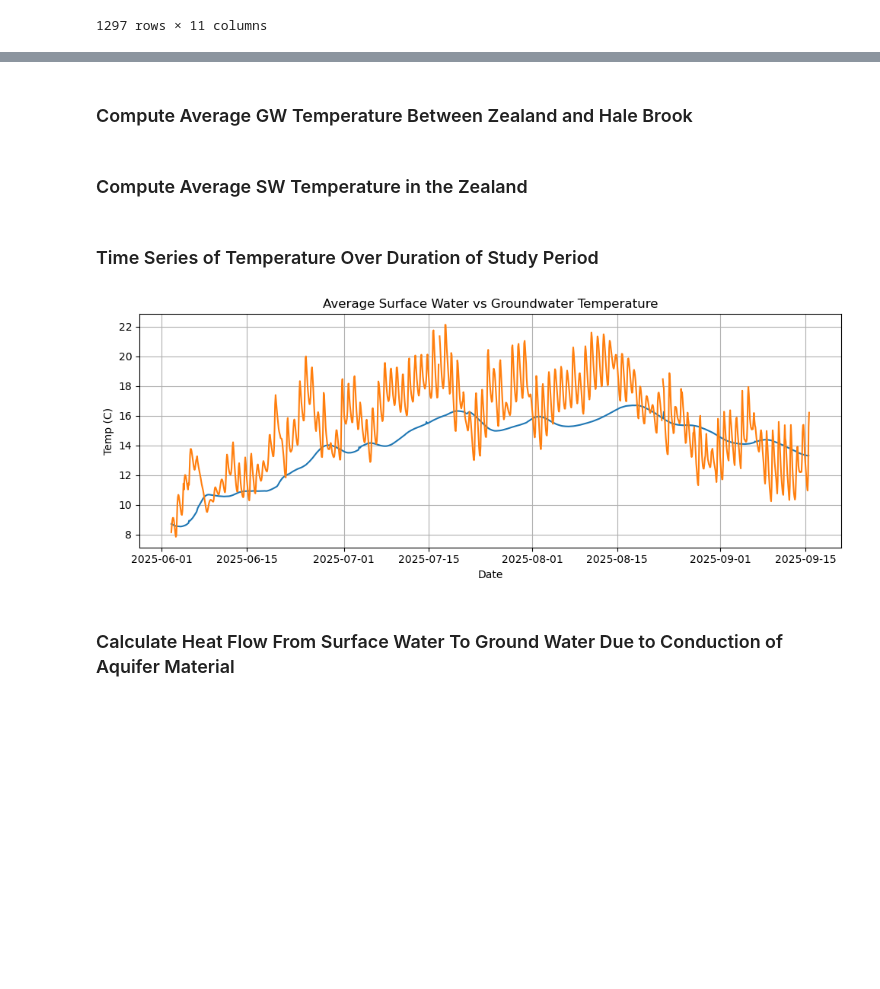
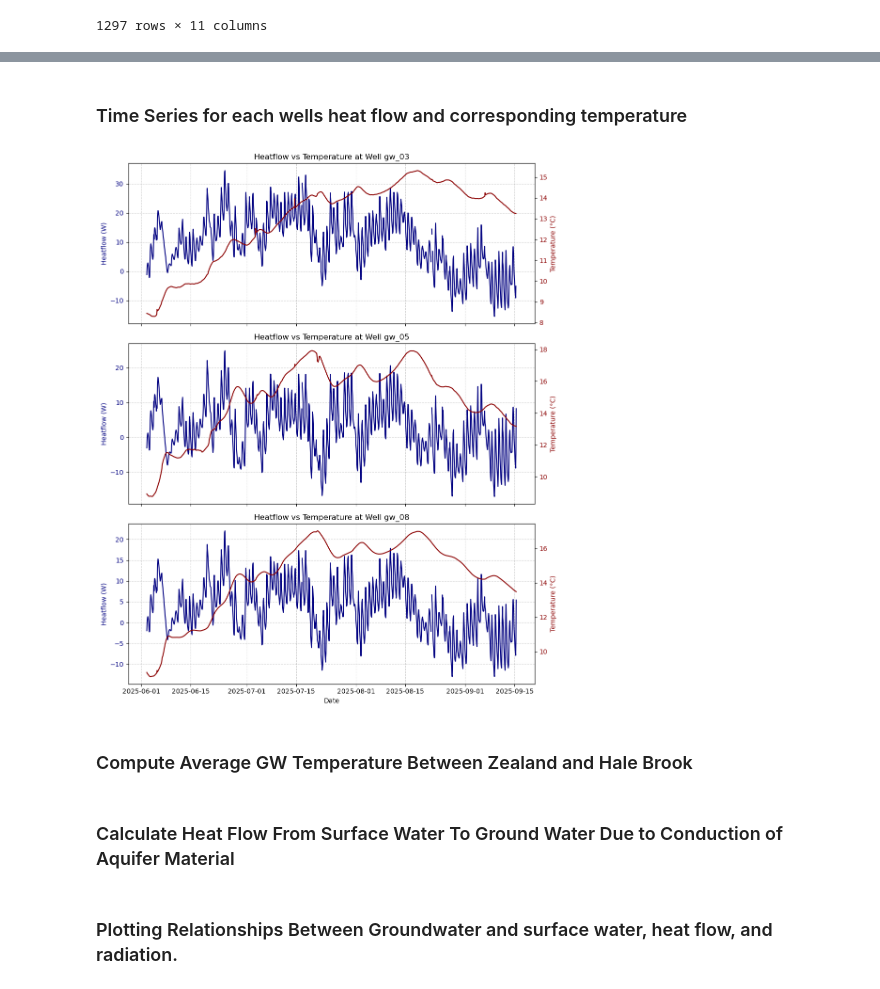
Before and after one commit to ryansiegel44/ESCI_895_Final_Project_RyanS, a Jupyter notebook: Final_Project_NB.ipynb, the cells around one changed output, grey strips where cells are left out. Cells and saved outputs as stored; diff of their text form; code cells hidden in the pictures; blank space fills up the shorter version.

```diff
--- a/Final_Project_NB.ipynb
+++ b/Final_Project_NB.ipynb
@@ -146,8 +317,57 @@ Error processing sw_ll11_09_15_2025_cond.csv: 'Date'
+# %% [markdown]
+### Time Series for each wells heat flow and corresponding temperature
+# %%
+fig, axes = plt.subplots(3, 1, figsize=(10, 12), sharex=True)
+
+# --- Well gw_03 ---
+ax1 = axes[0]
+ax2 = ax1.twinx()
+ax1.plot(df_heatflow.index, df_heatflow['gw_03'], color='navy', label='Heatflow gw_03')
+ax1.set_ylabel('Heatflow (W)', color='navy')
+ax1.tick_params(axis='y', labelcolor='navy')
+ax1.grid(True, linestyle='--', alpha=0.6)
+
+ax2.plot(dfgw.index, dfgw['Temp_gw_03'], color='darkred', label='Temp gw_03')
+ax2.set_ylabel('Temperature (°C)', color='darkred')
+ax2.tick_params(axis='y', labelcolor='darkred')
+ax1.set_title('Heatflow vs Temperature at Well gw_03')
+
+# --- Well gw_05 ---
+ax3 = axes[1]
+ax4 = ax3.twinx()
+ax3.plot(df_heatflow.index, df_heatflow['gw_05'], color='navy', label='Heatflow gw_05')
+ax3.set_ylabel('Heatflow (W)', color='navy')
+ax3.tick_params(axis='y', labelcolor='navy')
+ax3.grid(True, linestyle='--', alpha=0.6)
+
+ax4.plot(dfgw.index, dfgw['Temp_gw_05'], color='darkred', label='Temp gw_05')
+ax4.set_ylabel('Temperature (°C)', color='darkred')
+ax4.tick_params(axis='y', labelcolor='darkred')
+ax3.set_title('Heatflow vs Temperature at Well gw_05')
+
+# --- Well gw_08 ---
+ax5 = axes[2]
+ax6 = ax5.twinx()
+ax5.plot(df_heatflow.index, df_heatflow['gw_08'], color='navy', label='Heatflow gw_08')
+ax5.set_ylabel('Heatflow (W)', color='navy')
+ax5.tick_params(axis='y', labelcolor='navy')
+ax5.grid(True, linestyle='--', alpha=0.6)
+
+ax6.plot(dfgw.index, dfgw['TEMPERATURE_gw_ll08_09_15_2025'], color='darkred', label='Temp gw_08')
+ax6.set_ylabel('Temperature (°C)', color='darkred')
+ax6.tick_params(axis='y', labelcolor='darkred')
+ax5.set_title('Heatflow vs Temperature at Well gw_08')
+
+# Shared x-axis label
+axes[2].set_xlabel('Date')
+
+fig.tight_layout()
+plt.show()
+# %% [output]
+[figure, added]
 # %% [markdown]
 ### Compute Average GW Temperature Between Zealand and Hale Brook
 # %%
 dfgw['average_between'] = dfgw[['TEMPERATURE_gw_ll03_08_22_2025' ,'TEMPERATURE_gw_ll03_09_15_2025',
                                 'TEMPERATURE_gw_ll05_08_22_2025', 'TEMPERATURE_gw_ll05_09_15_2025',
                                 'TEMPERATURE_gw_ll08_09_15_2025']].mean(axis=1, skipna=True)
-# %% [markdown]
-### Compute Average SW Temperature in the Zealand
@@ -158,17 +374,3 @@ dfsw['average_new_channel'] = (dfsw[['TEMPERATURE_sw_ll01_06_03_2025', 'TEMPERAT
-# %% [markdown]
-### Time Series of Temperature Over Duration of Study Period
-# %%
-plt.figure(figsize=(10, 4))
-plt.plot(dfgw['average_between'], linestyle='-')
-plt.plot(dfsw['average_new_channel'], linestyle='-')
-plt.title('Average Surface Water vs Groundwater Temperature')
-plt.xlabel('Date')
-plt.ylabel('Temp (C)')
-plt.grid(True)
-plt.tight_layout()
-plt.show()
-# %% [output]
-[figure, removed]
 # %% [markdown]
 ### Calculate Heat Flow From Surface Water To Ground Water Due to Conduction of Aquifer Material
 # %%
@@ -177 +378,3 @@ df_heatflow = pd.DataFrame({
+# %% [markdown]
+### Plotting Relationships Between Groundwater and surface water, heat flow, and radiation.
 # %%
```
Also changed, not shown: parts of 37 cells of this notebook.
